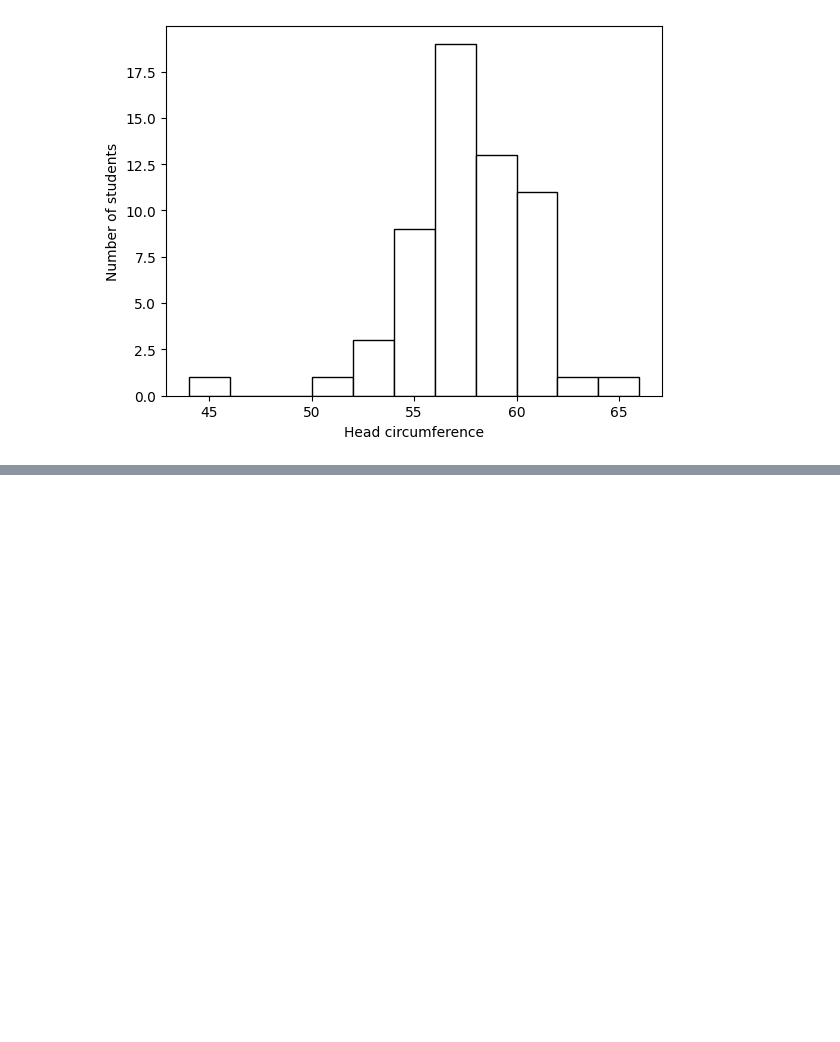
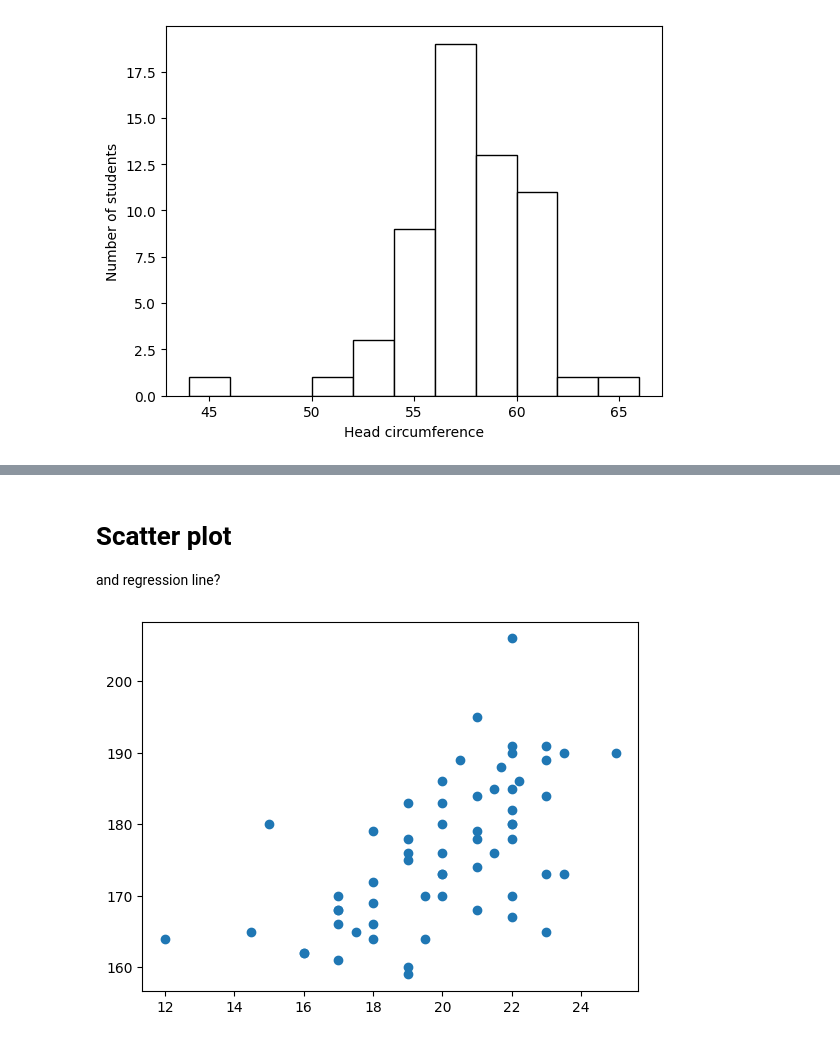
Before and after one commit to blakocha/DARPY2025, a Jupyter notebook: Notes_20251009.ipynb, the cells around one changed output, grey strips where cells are left out. Cells and saved outputs as stored; diff of their text form; code cells hidden in the pictures; blank space fills up the shorter version.

```diff
--- a/Notes_20251009.ipynb
+++ b/Notes_20251009.ipynb
@@ -49,0 +65,12 @@ plt.show()
+# %% [markdown]
+# Scatter plot
+
+and regression line?
+# %%
+import matplotlib.pyplot as plt
+
+
+plt.scatter(x=d['right_hand_span'], y=d['height'])
+plt.show()
+# %% [output]
+[figure, added]
```
Also changed, not shown: parts of 2 cells of this notebook.
